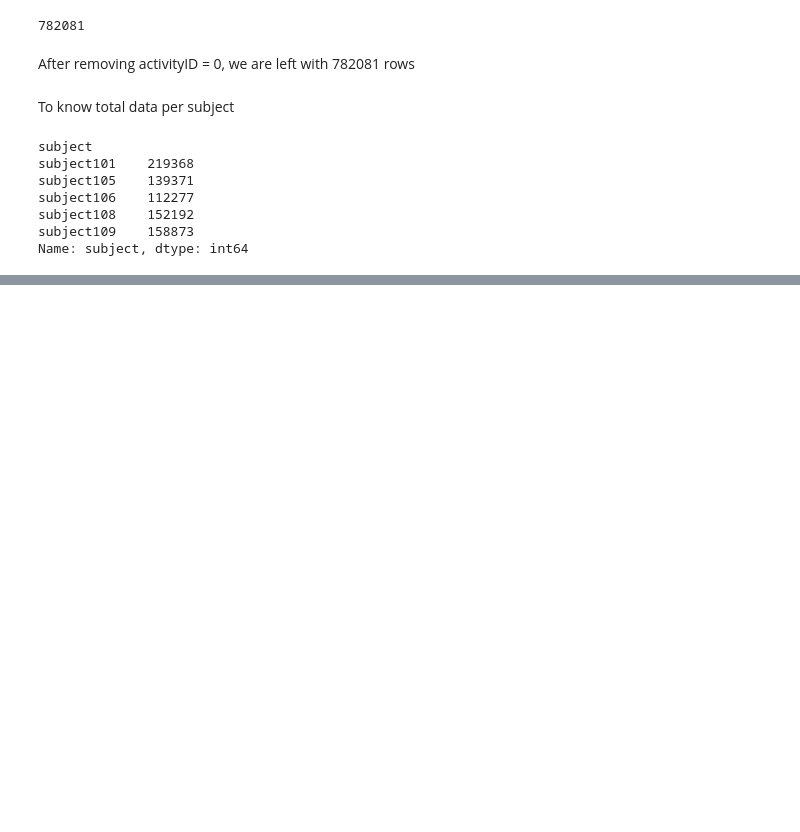
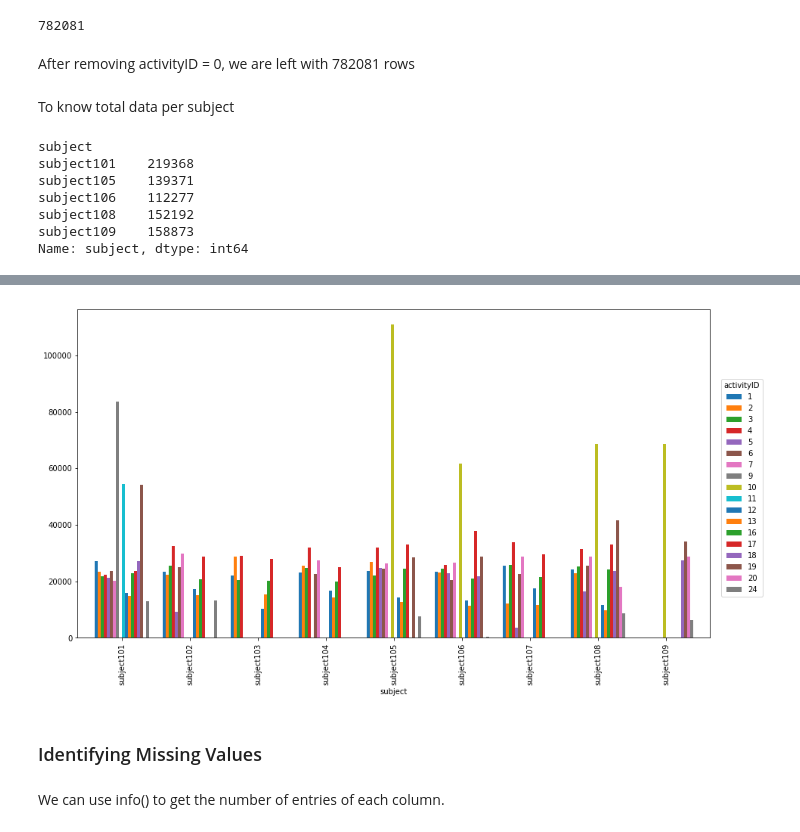
Before and after one commit to meesha-asghar/thesis, a Jupyter notebook: ExploringDataset.ipynb, the cells around one changed output, grey strips where cells are left out. Drawn from its saved outputs; the diff is of its cells as text; code cells hidden in the pictures; blank space fills up the shorter version.

```diff
--- a/ExploringDataset.ipynb
+++ b/ExploringDataset.ipynb
@@ -180,0 +187,10 @@ Name: subject, dtype: int64
+# %%
+ax = subject_activities.plot.bar(figsize=(15,8), width = 0.8)
+ax.legend(loc='upper center', bbox_to_anchor=(1.05, 0.8), title="activityID")
+plt.show()
+# %% [output]
+[figure, added]
+# %% [markdown]
+### Identifying Missing Values
+# %% [markdown]
+We can use info() to get the number of entries of each column.
```
Also changed, not shown: parts of 26 cells of this notebook, 1 other file.
